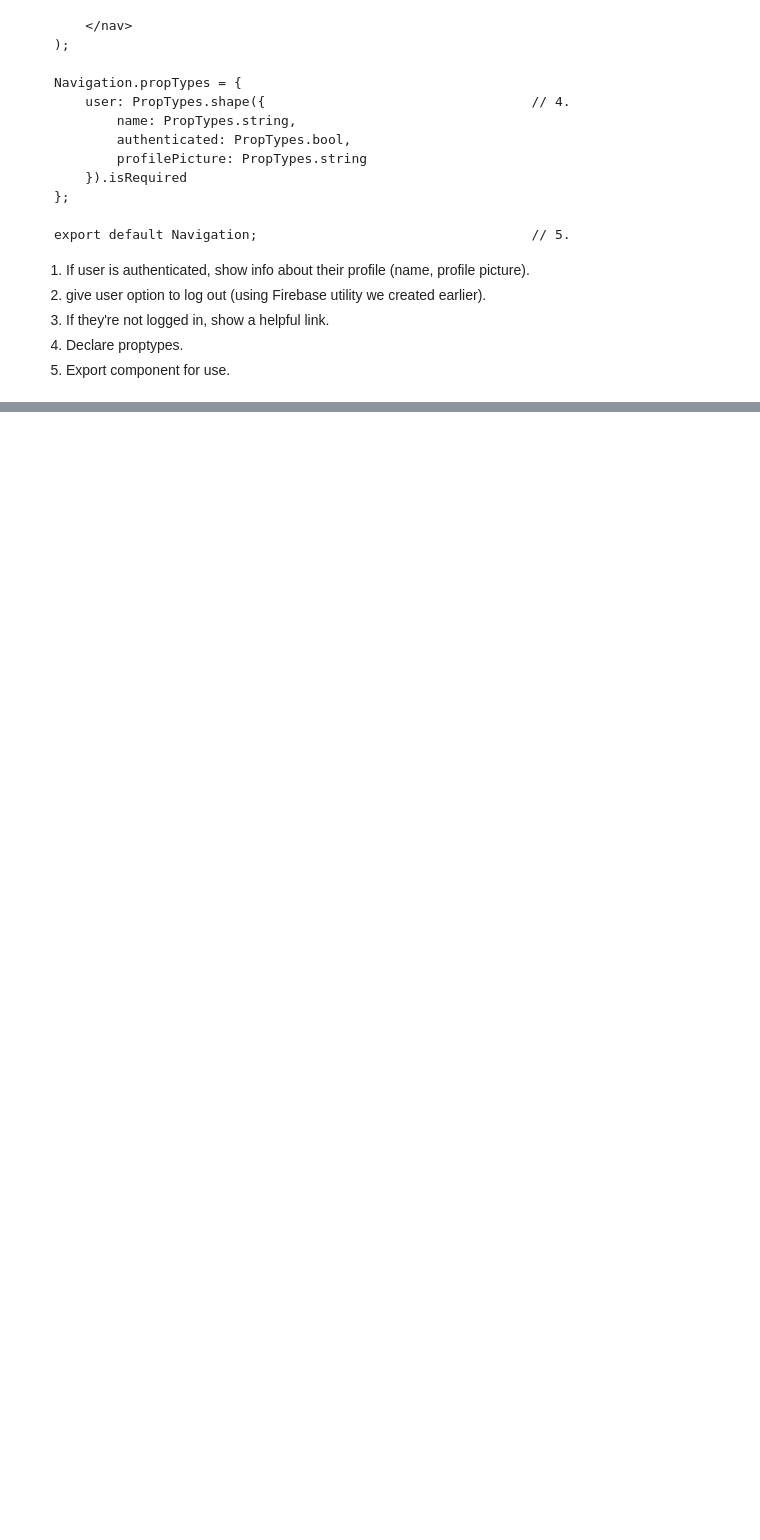
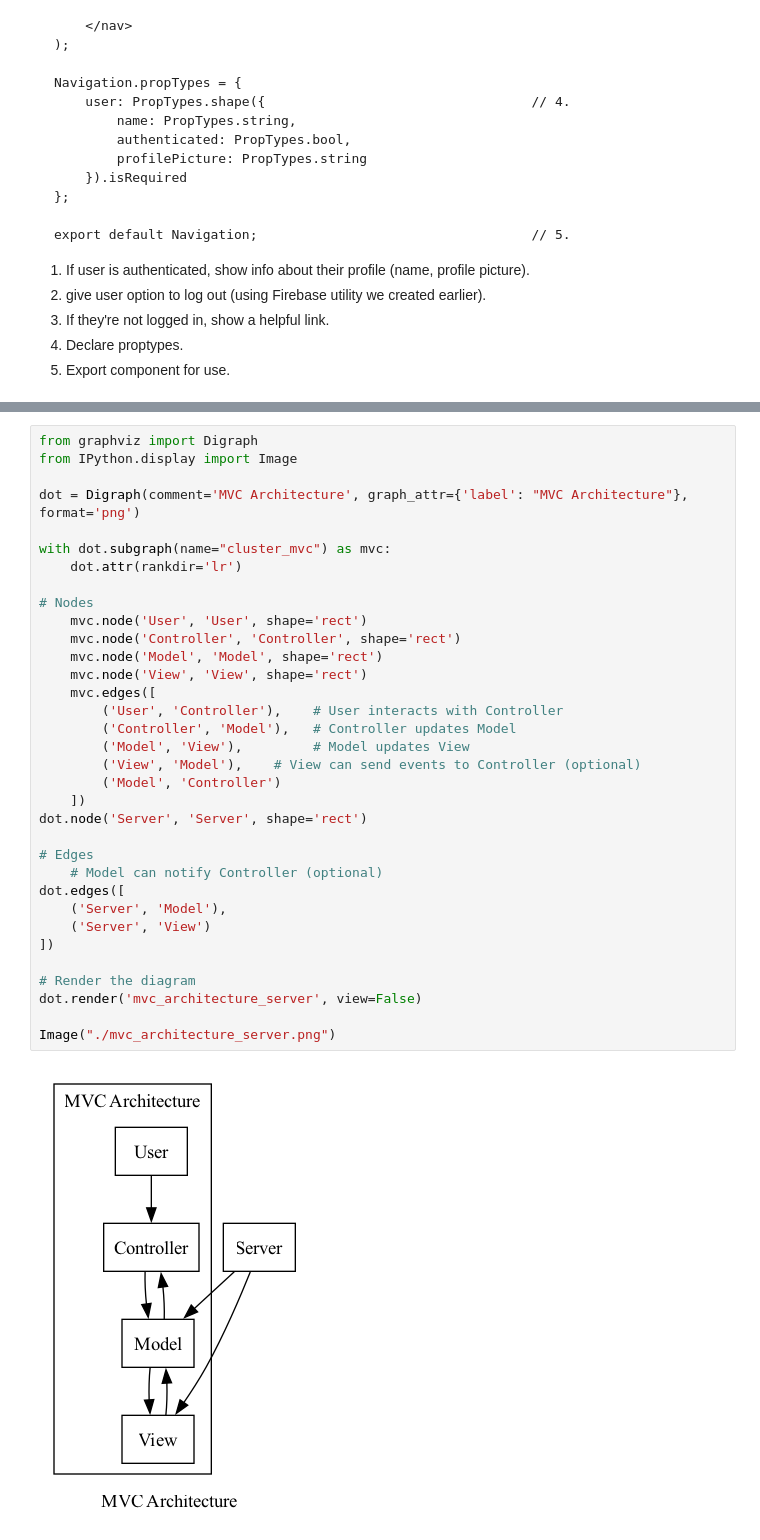
Before and after one commit to yilengyao/react-tutorial, a Jupyter notebook: React.ipynb, the cells around one changed output, grey strips where cells are left out. Cells and saved outputs as stored; diff of their text form; blank space fills up the shorter version.

```diff
--- a/React.ipynb
+++ b/React.ipynb
@@ -8355,0 +8408,36 @@ export default Navigation;                                   // 5.
+# %%
+from graphviz import Digraph
+from IPython.display import Image
+
+dot = Digraph(comment='MVC Architecture', graph_attr={'label': "MVC Architecture"}, format='png')
+
+with dot.subgraph(name="cluster_mvc") as mvc:
+    dot.attr(rankdir='lr')
+
+# Nodes
+    mvc.node('User', 'User', shape='rect')
+    mvc.node('Controller', 'Controller', shape='rect')
+    mvc.node('Model', 'Model', shape='rect')
+    mvc.node('View', 'View', shape='rect')
+    mvc.edges([
+        ('User', 'Controller'),    # User interacts with Controller
+        ('Controller', 'Model'),   # Controller updates Model
+        ('Model', 'View'),         # Model updates View
+        ('View', 'Model'),    # View can send events to Controller (optional)
+        ('Model', 'Controller')
+    ])
+dot.node('Server', 'Server', shape='rect')
+
+# Edges
+    # Model can notify Controller (optional)
+dot.edges([
+    ('Server', 'Model'),
+    ('Server', 'View')
+])
+
+# Render the diagram
+dot.render('mvc_architecture_server', view=False)
+
+Image("./mvc_architecture_server.png")
+# %% [output]
+[figure, added]
```
Also changed, not shown: parts of 7 cells of this notebook, 10 other files.
